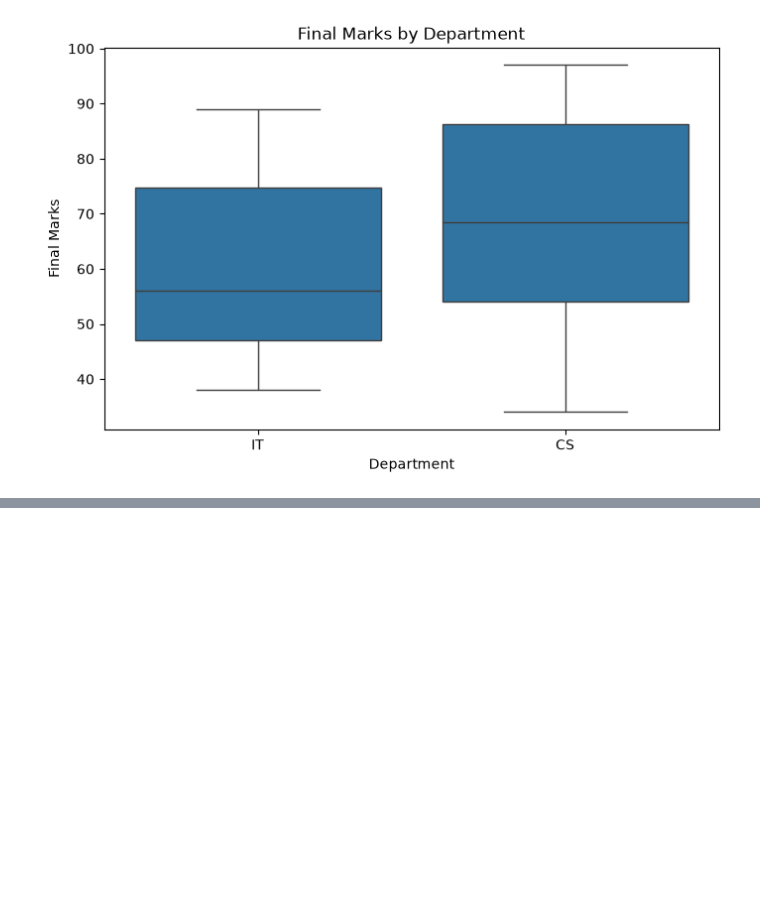
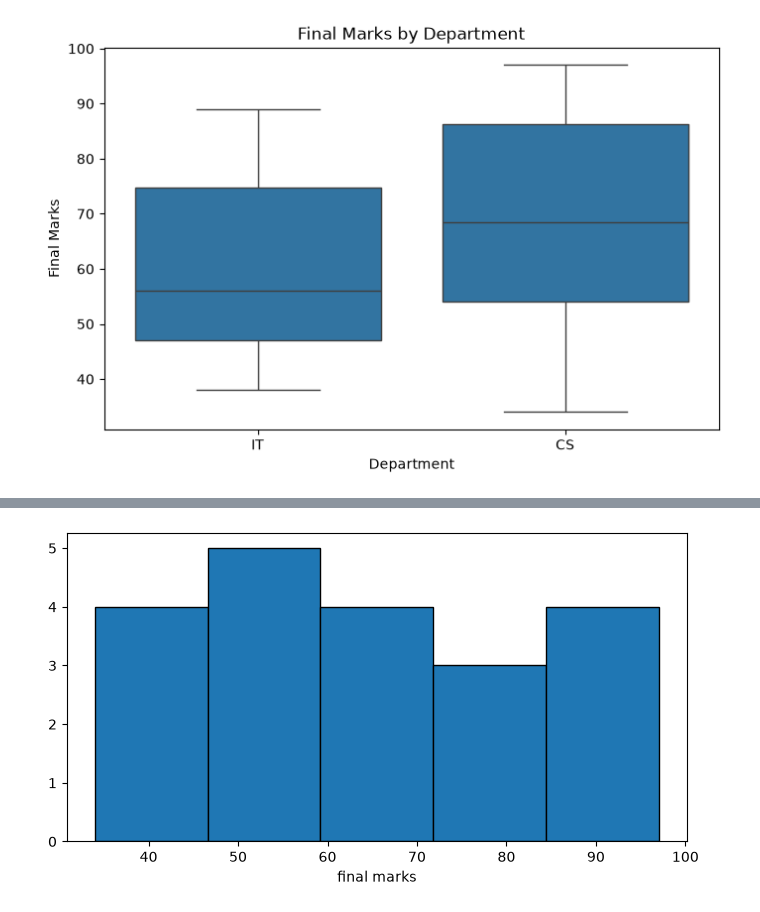
Before and after one commit to Ephantus2/data-science-series, a Jupyter notebook: EDA.ipynb, the cells around one changed output, grey strips where cells are left out. Saved outputs shown, nothing was run; the diff lists cells and outputs as text; code cells hidden in the pictures; blank space fills up the shorter version.

```diff
--- a/EDA.ipynb
+++ b/EDA.ipynb
@@ -240,0 +606,83 @@ final_marks              1.00
+# %%
+df = pd.DataFrame({
+    "study_hours": [
+        2, 4, 5, 7, 8, 10, 3, 6, 9, 4,
+        5, 7, 8, 2, 6, 9, 3, 10, 5, 7
+    ],
+
+    "attendance": [
+        50, 60, 70, 80, 90, 100, 55, 75, 95, 65,
+        72, 85, 92, 45, 78, 96, 58, 98, 68, 82
+    ],
+
+    "previous_marks": [
+        35, 45, 50, 65, 75, 90, 40, 60, 85, 48,
+        55, 70, 78, 30, 62, 88, 42, 95, 52, 68
+    ],
+
+    "assignment_marks": [
+        38, 47, 52, 66, 76, 91, 42, 62, 88, 50,
+        57, 72, 80, 33, 64, 90, 44, 96, 54, 69
+    ],
+
+    "department": [
+        "IT", "CS", "IT", "CS", "IT",
+        "CS", "IT", "CS", "IT", "CS",
+        "IT", "CS", "IT", "CS", "IT",
+        "CS", "IT", "CS", "IT", "CS"
+    ],
+
+    "final_marks": [
+        38, 48, 53, 67, 78, 92, 43, 63, 89, 51,
+        57, 72, 81, 34, 65, 91, 45, 97, 55, 70
+    ]
+})
+
+print(df.head())
+
+print(df.shape)
+print(df.info())
+print(df.isnull().sum())
+
+plt.figure(figsize=(8, 4))
+
+plt.hist(df["final_marks"], bins=5, edgecolor="black")
+plt.xlabel("final marks")
+
+plt.show()
+
+plt.figure(figsize=(8, 4))
+
+sns.boxplot(
+    data=df,
+    x="study_hours"
+)
+
+plt.xlabel("study hours")
+plt.show()
+
+plt.figure(figsize=(8, 4))
+
+plt.scatter(
+    df["study_hours"],
+    df["final_marks"]
+)
+
+plt.xlabel("study hours")
+plt.ylabel("final marks")
+
+plt.show()
+
+
+
+numerical_corr = df.select_dtypes(include="number")
+
+corre = numerical_df.corr()
+
+sns.heatmap(
+    corre,
+    annot=True
+)
+
+plt.show()
+# %% [output]
@@ -240,0 +706 @@ final_marks              1.00
+[figure, added]
```
Also changed, not shown: parts of 7 cells of this notebook, 2 other files.
